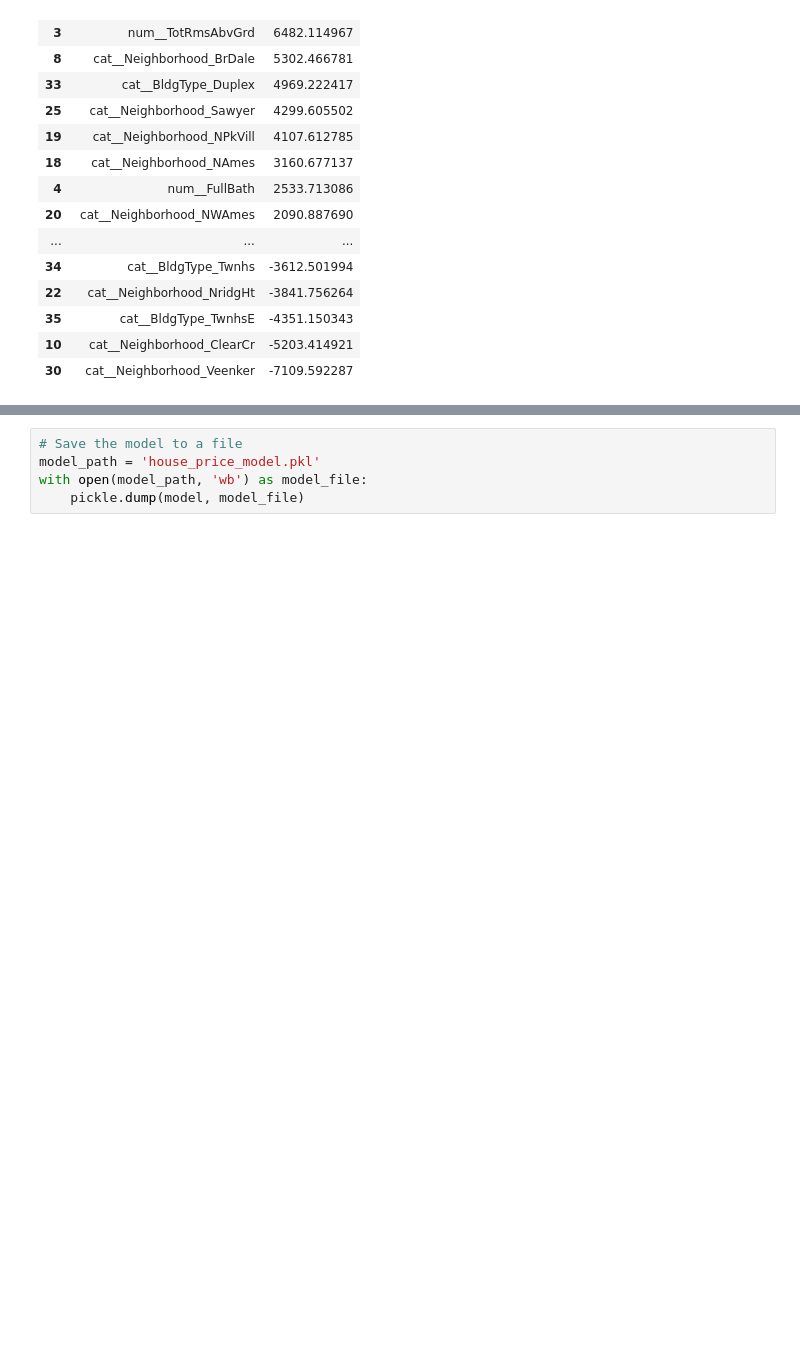
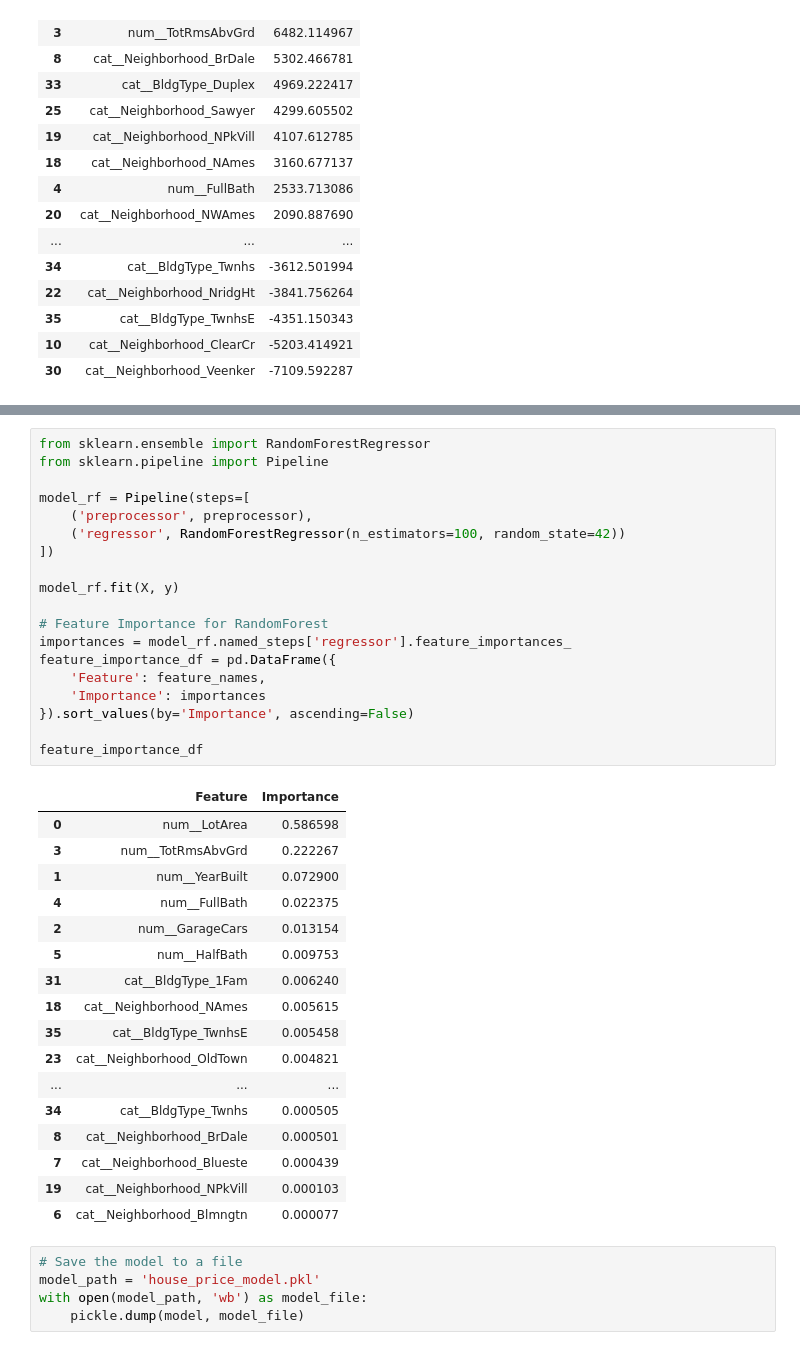
Before and after one commit to Da1212e77/ANA680Final, a Jupyter notebook: RealEstatePredictions.ipynb, the cells around one changed output, grey strips where cells are left out. Saved outputs shown, nothing was run; the diff lists cells and outputs as text; blank space fills up the shorter version.

```diff
--- a/RealEstatePredictions.ipynb
+++ b/RealEstatePredictions.ipynb
@@ -104,3 +145,40 @@ importance_df
+# %%
+from sklearn.ensemble import RandomForestRegressor
+from sklearn.pipeline import Pipeline
+
+model_rf = Pipeline(steps=[
+    ('preprocessor', preprocessor),
+    ('regressor', RandomForestRegressor(n_estimators=100, random_state=42))
+])
+
+model_rf.fit(X, y)
+
+# Feature Importance for RandomForest
+importances = model_rf.named_steps['regressor'].feature_importances_
+feature_importance_df = pd.DataFrame({
+    'Feature': feature_names,
+    'Importance': importances
+}).sort_values(by='Importance', ascending=False)
+
+feature_importance_df
+# %% [output]
+|  | Feature | Importance |
+| 0 | num__LotArea | 0.586598 |
+| 3 | num__TotRmsAbvGrd | 0.222267 |
+| 1 | num__YearBuilt | 0.072900 |
+| 4 | num__FullBath | 0.022375 |
+| 2 | num__GarageCars | 0.013154 |
+| 5 | num__HalfBath | 0.009753 |
+| 31 | cat__BldgType_1Fam | 0.006240 |
+| 18 | cat__Neighborhood_NAmes | 0.005615 |
+| 35 | cat__BldgType_TwnhsE | 0.005458 |
+| 23 | cat__Neighborhood_OldTown | 0.004821 |
+| ... | ... | ... |
+| 34 | cat__BldgType_Twnhs | 0.000505 |
+| 8 | cat__Neighborhood_BrDale | 0.000501 |
+| 7 | cat__Neighborhood_Blueste | 0.000439 |
+| 19 | cat__Neighborhood_NPkVill | 0.000103 |
+| 6 | cat__Neighborhood_Blmngtn | 0.000077 |
 # %%
 # Save the model to a file
 model_path = 'house_price_model.pkl'
```
Also changed, not shown: parts of 1 cell of this notebook.
